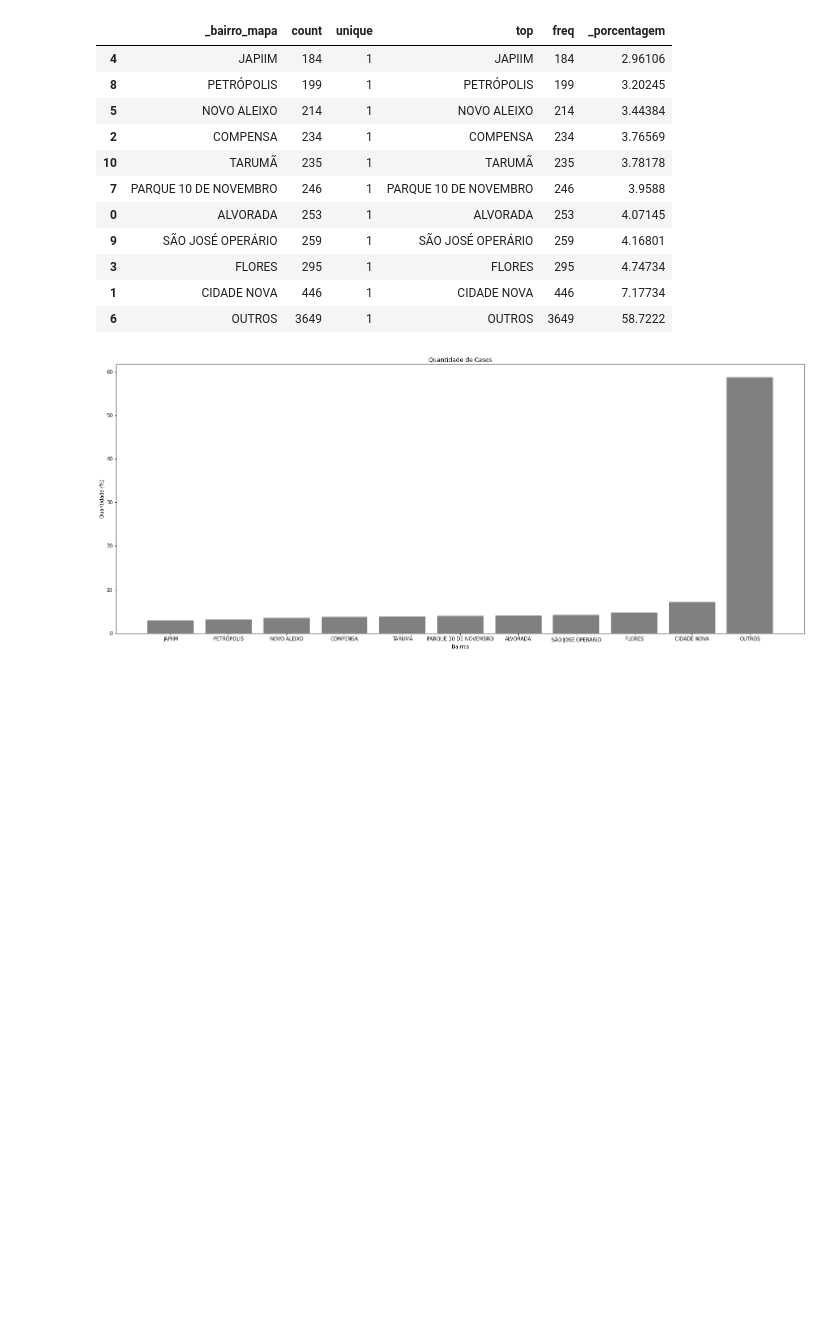
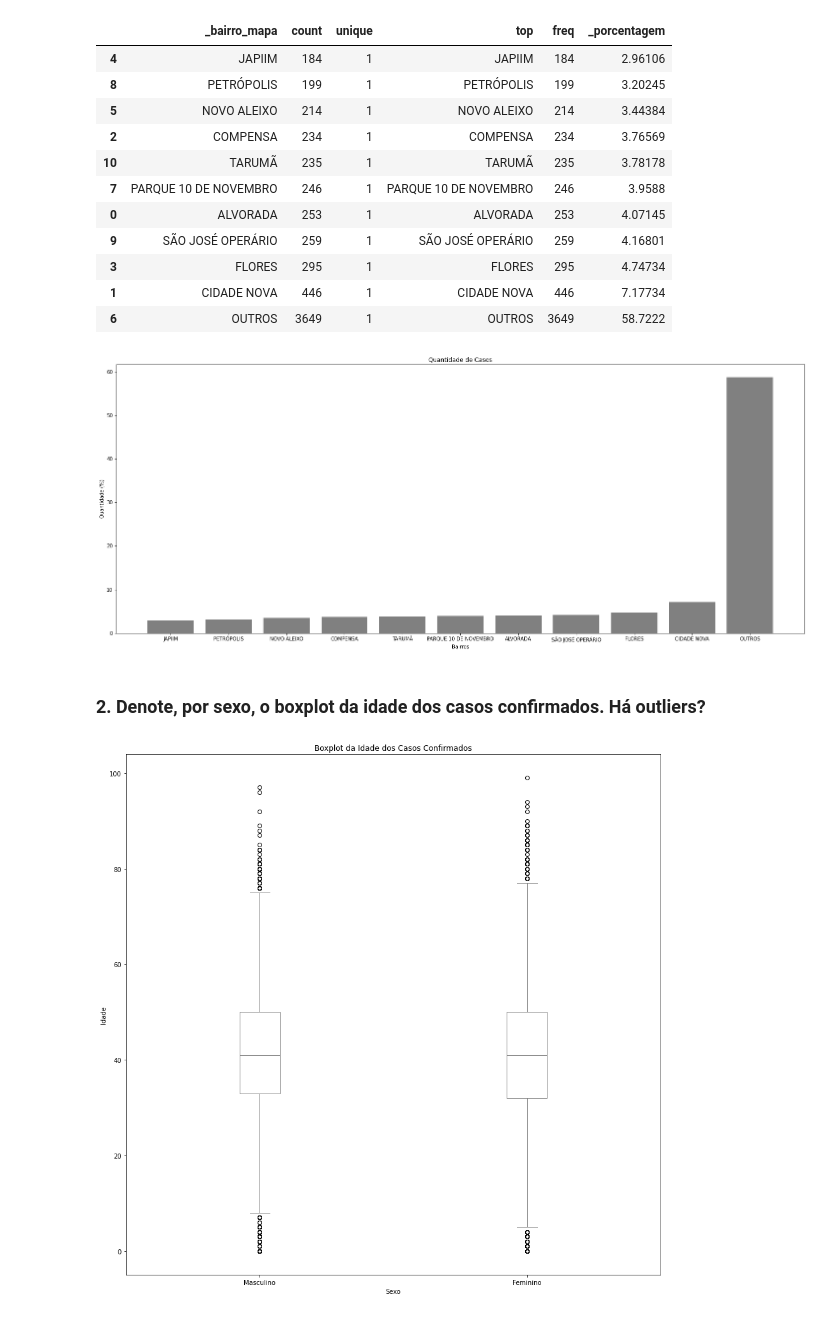
Before and after one commit to Mfp16/analise-base-covid-manaus, a Jupyter notebook: charts1-2-7.ipynb, the cells around one changed output. Saved outputs shown, nothing was run; the diff lists cells and outputs as text; code cells hidden in the pictures; blank space fills up the shorter version.

Commit message:
chore: chart from question 2

```diff
--- a/charts1-2-7.ipynb
+++ b/charts1-2-7.ipynb
@@ -4,7 +4,7 @@ import pandas as pd
 import matplotlib.pyplot as plt
 import os
 # %%
-data = pd.read_csv(os.path.join('datasets', 'base_covid_tratada.csv'), encoding='ISO-8859-1', sep=';', header=0)
+data = pd.read_csv(os.path.join('outputs', 'base_covid_tratada.csv'), encoding='ISO-8859-1', sep=';', header=0)
 # %%
 data.head()
 # %% [output]
@@ -50,3 +50,19 @@ plt.ylabel('Quantidade (%)')
 plt.savefig('questao1.jpg')
 # %% [output]
 [figure]
+# %% [markdown]
+### 2. Denote, por sexo, o boxplot da idade dos casos confirmados. Há outliers?
+# %%
+mas = data[data['_sexo'] == 'M']
+fem = data[data['_sexo'] == 'F']
+# %%
+plt.figure(figsize=(15,15))
+bx = plt.boxplot([mas['_idade'], fem['_idade']], labels=['Masculino', 'Feminino'])
+for element in ['boxes', 'whiskers','fliers','means','medians', 'caps']:
+    plt.setp(bx[element], color='gray')
+plt.title('Boxplot da Idade dos Casos Confirmados')
+plt.xlabel('Sexo')
+plt.ylabel('Idade')
+plt.savefig('questao2.jpg')
+# %% [output]
+[figure, added]
```
